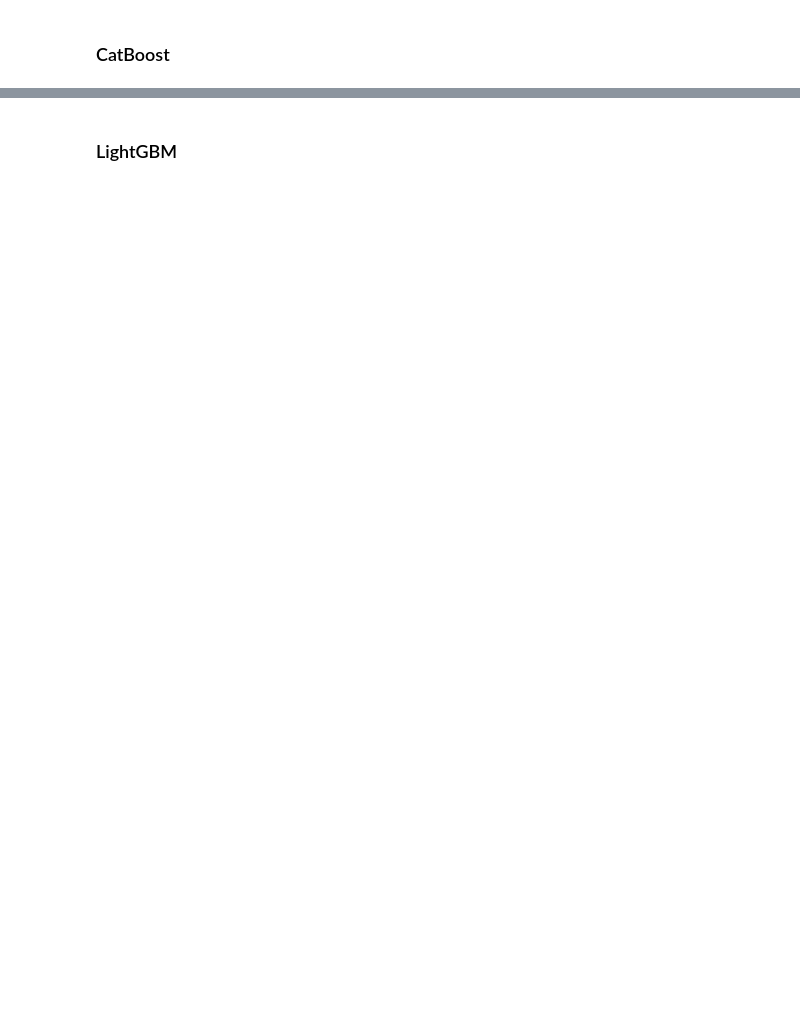
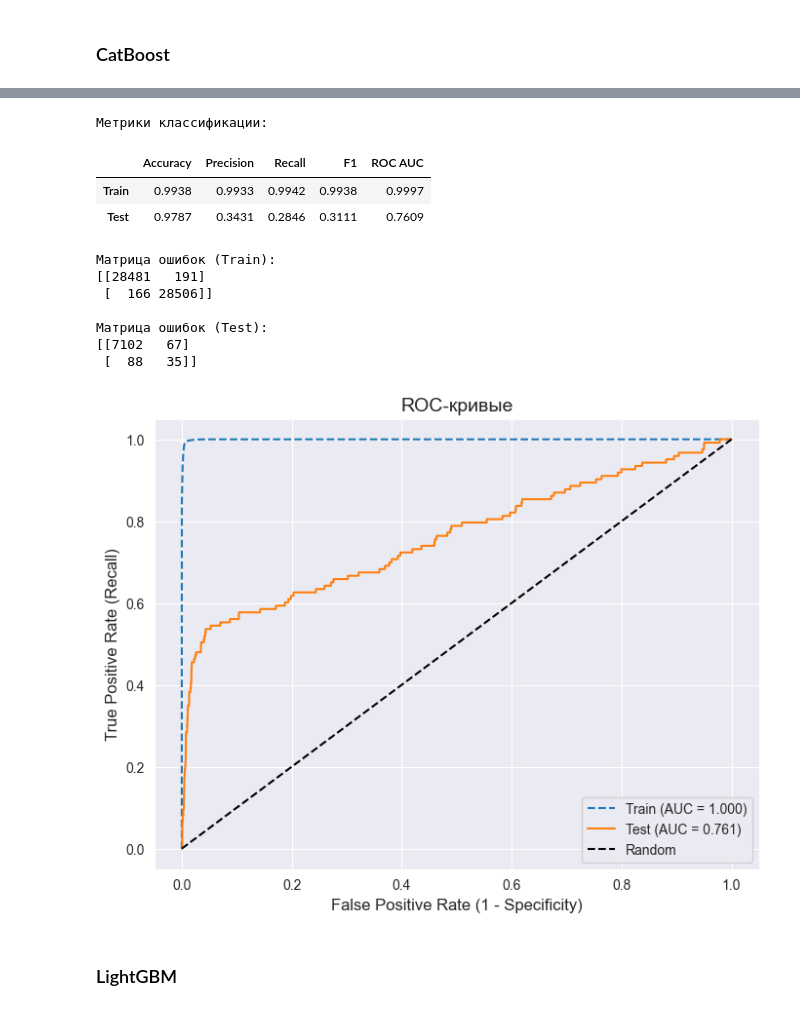
Before and after one commit to Dilijorwen/Credit-Scoring, a Jupyter notebook: Credit Scoring.ipynb, the cells around one changed output, grey strips where cells are left out. Drawn from its saved outputs; the diff is of its cells as text; code cells hidden in the pictures; blank space fills up the shorter version.

```diff
--- a/Credit Scoring.ipynb
+++ b/Credit Scoring.ipynb
@@ -338,0 +322,3 @@ df
+# %%
+X_train = pd.DataFrame(X_train_res, columns=all_columns)
+X_test = pd.DataFrame(X_test_trans, columns=all_columns)
@@ -339,2 +360,11 @@ df
 # %% [markdown]
 ### CatBoost
+# %%
+cat_boost_model = CatBoostClassifier(iterations=250,
+                           learning_rate=0.1,
+                           od_type='Iter',
+                           verbose=25,
+                           depth=16,
+                           random_seed=RANDOM_STATE)
+# %%
+cat_boost_model.fit(X_train, y_train)
@@ -341,2 +384,24 @@ df
+# %%
+y_cat_prob_train = cat_boost_model.predict_proba(X_train)
+y_cat_prob_test = cat_boost_model.predict_proba(X_test)
+
+y_cat_pred_train = cat_boost_model.predict(X_train)
+y_cat_pred_test = cat_boost_model.predict(X_test)
+# %%
+check_metrics(y_train, y_test, y_cat_pred_train, y_cat_pred_test, y_cat_prob_train,
+              y_cat_prob_test)
+# %% [output]
+Метрики классификации:
+|  | Accuracy | Precision | Recall | F1 | ROC AUC |
+| Train | 0.9938 | 0.9933 | 0.9942 | 0.9938 | 0.9997 |
+| Test | 0.9787 | 0.3431 | 0.2846 | 0.3111 | 0.7609 |
+Матрица ошибок (Train):
+[[28481   191]
+ [  166 28506]]
+
+Матрица ошибок (Test):
+[[7102   67]
+ [  88   35]]
+[figure, added]
 # %% [markdown]
 ### LightGBM
```
Also changed, not shown: parts of 39 cells of this notebook.
